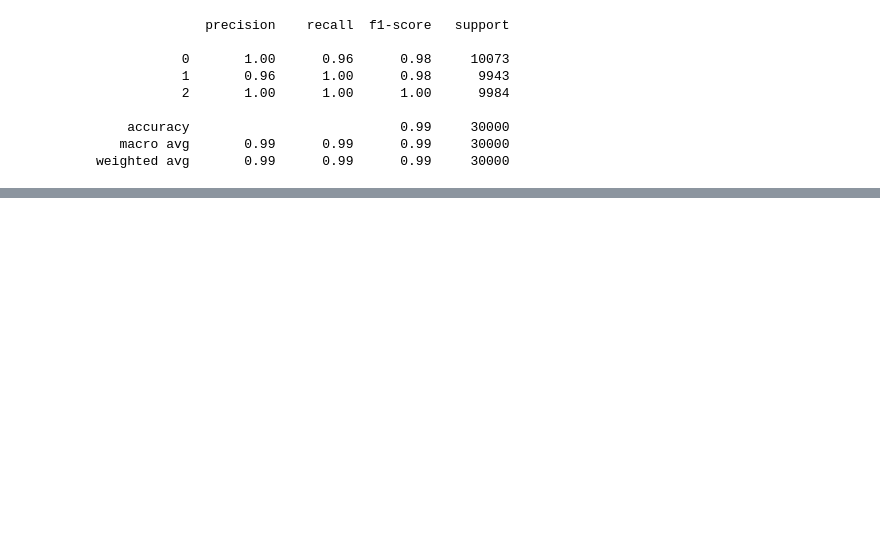
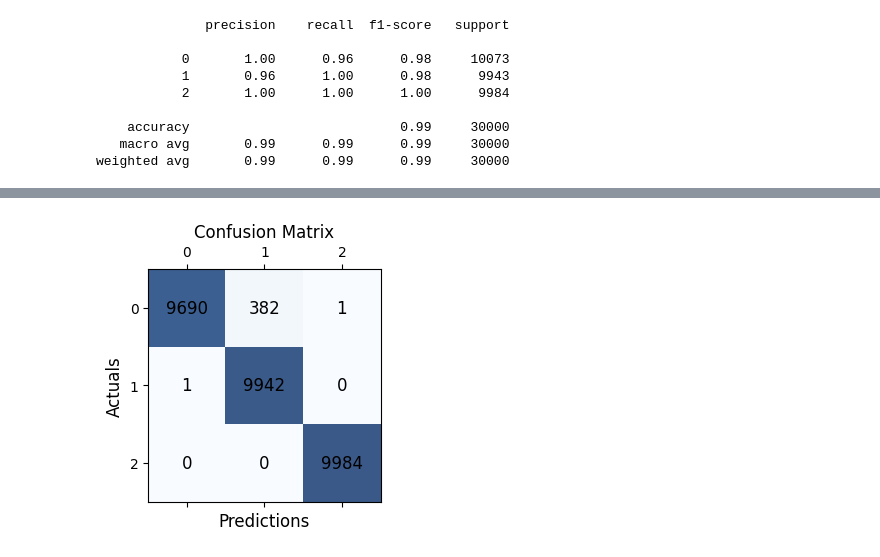
Before and after one commit to armadrigal/movie-review-opinion-analysis-and-language-detection, a Jupyter notebook: Language detector.ipynb, the cells around one changed output, grey strips where cells are left out. Drawn from its saved outputs; the diff is of its cells as text; code cells hidden in the pictures; blank space fills up the shorter version.

```diff
--- a/Language detector.ipynb
+++ b/Language detector.ipynb
@@ -372,0 +395,4 @@ weighted avg       0.99      0.99      0.99     30000
+# %%
+model_gru = load_model("./Models/model_gru.h5")
+y_pred_gru = np.argmax(model_gru.predict(X_test), axis=1)
+y_test_ = np.argmax(y_test, axis=1)
@@ -372,0 +401,4 @@ weighted avg       0.99      0.99      0.99     30000
+# %%
+plot_confusion_matrix(y_test_, y_pred_gru)
+# %% [output]
+[figure, added]
```
Also changed, not shown: parts of 17 cells of this notebook.
